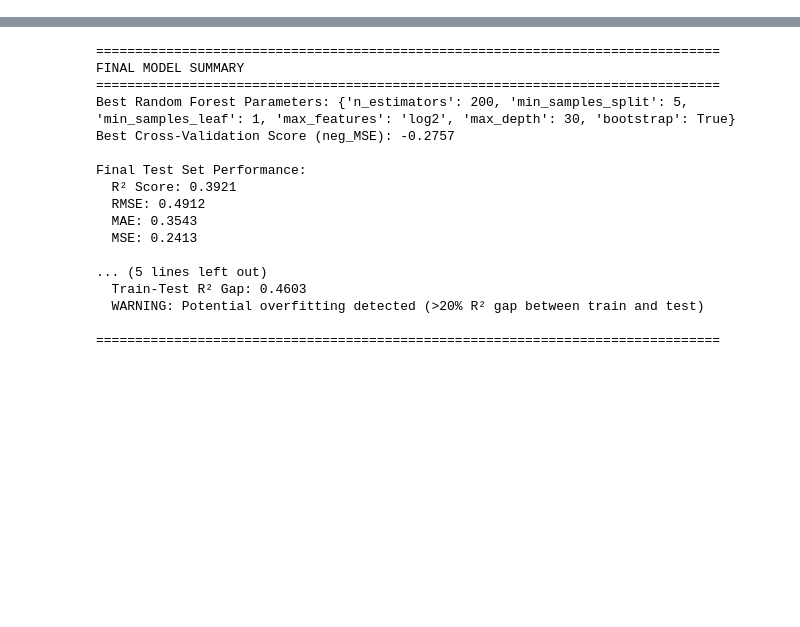
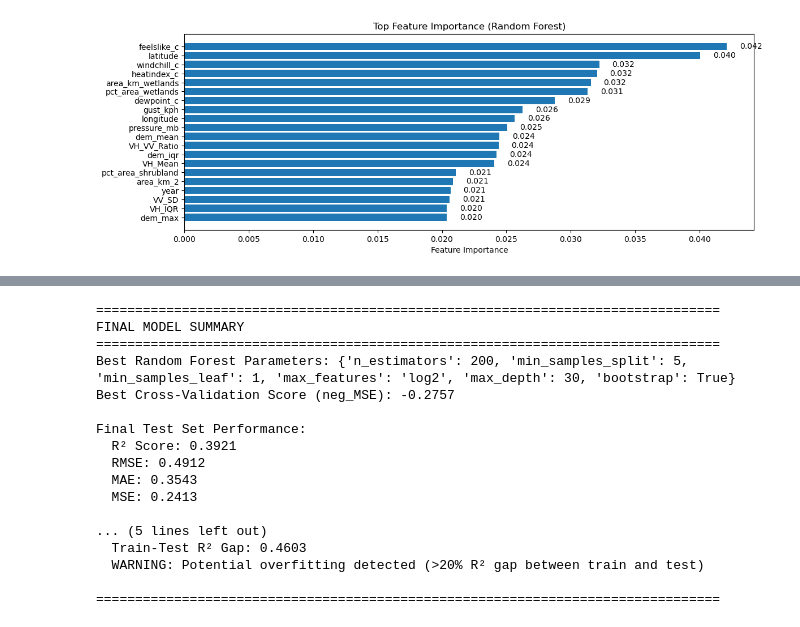
Before and after one commit to VienJou/Flood-height-prediction, a Jupyter notebook: RF_Train_v0.1.0.ipynb, the cells around one changed output, grey strips where cells are left out. Saved outputs shown, nothing was run; the diff lists cells and outputs as text; code cells hidden in the pictures; blank space fills up the shorter version.

```diff
--- a/RF_Train_v0.1.0.ipynb
+++ b/RF_Train_v0.1.0.ipynb
@@ -11,2 +46,13 @@ Import Tabular training data
 # %%
-df = pd.read_csv(r'C:\Users\alekb\OneDrive - UCB-O365\Research\Flood-height-prediction\data\combined_features.csv')
+df = pd.read_csv("data/combined_features.csv")
+df = df.drop(columns=['ID'])
+
+X = df.drop(['height_above'], axis=1).select_dtypes(include=[np.number]).values
+y = df['height_above'].values
+indices = np.arange(len(X))
+# np.random.shuffle(indices)
+X = X[indices]
+y = y[indices]
+
+print(f"\nFinal feature matrix shape: {X.shape}")
+print(f"Target variable shape: {y.shape}")
@@ -318,0 +193,4 @@ Feature importance saved to: C:\Users\alekb\OneDrive - UCB-O365\Research\Flood-h
+# %%
+plot_importances(importance_df)
+# %% [output]
+[figure, added]
```
Also changed, not shown: parts of 29 cells of this notebook, 2 other files.
